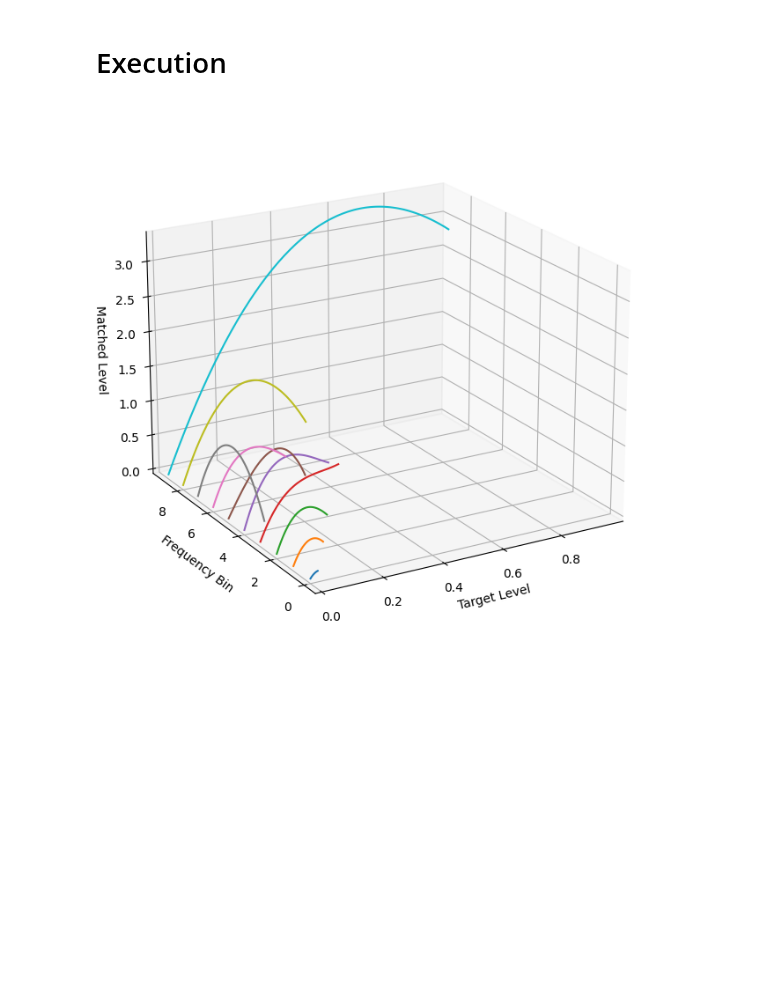
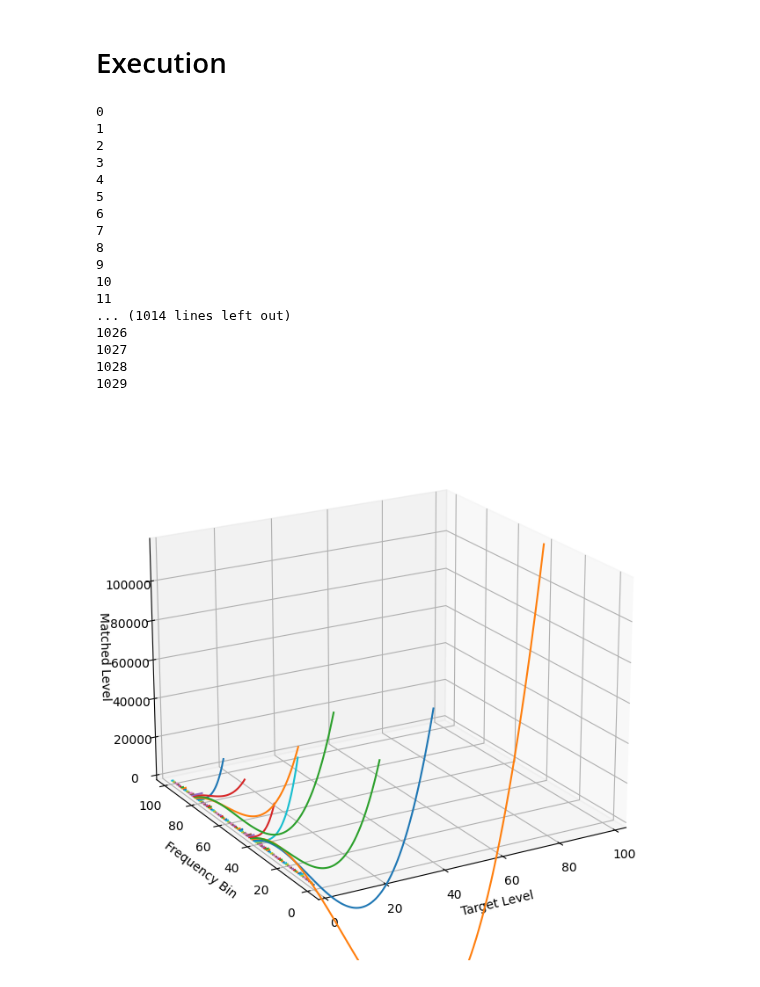
Before and after one commit to Mrozinskikj/MSci-Project, a Jupyter notebook: Matching.ipynb, the cells around one changed output. Saved outputs shown, nothing was run; the diff lists cells and outputs as text; code cells hidden in the pictures; blank space fills up the shorter version.

Commit message:
begin block/subblock

```diff
--- a/Matching.ipynb
+++ b/Matching.ipynb
@@ -338,7 +338,8 @@ def findMin(tSlice,rSlice,dynamicBins,order,searchSize,plot=False):
     searchSize = searchSize
     bounds = list(zip([-searchSize]*order,[searchSize]*order))
 
-    sol = optimize.dual_annealing(objective, bounds=bounds, args=(tSlice,rSlice,dynamicBins))
+    #sol = optimize.dual_annealing(objective, bounds=bounds, args=(tSlice,rSlice,dynamicBins))
+    sol = optimize.minimize(objective, method="Powell", x0=[15.43343102, -58.07865526,  59.84474211], bounds=bounds, args=(tSlice,rSlice,dynamicBins))
 
     if(plot):
         plotDynamics(tSlice, rSlice, sol['x'], dynamicBins)
@@ -373,6 +374,13 @@ def plotModifiers(coeffs):
 def match(tAudio,rAudio,dynamicBins,order,searchSize,limit=None,plot=False):
     mAudio = {"STFT":np.zeros_like(tAudio["STFT"]),"sampleRate":tAudio["sampleRate"]}
     coeffs = []
+
+    jump = 10
+    bins= len(mAudio["STFT"])
+    print("0")
+    for block in range(math.ceil(bins/jump)):
+        for subblock in range(jump):
+            print(1+(block*jump)+subblock)
 
     for i in range(len(mAudio["STFT"])):
         if(limit!=None and i<limit):
@@ -396,31 +404,48 @@ figScale = 1
 # %%
 tAudio, rAudio = importAudio(target="tonequiet.wav",reference="toneloud.wav", output=False)
 
-coeffs = match(tAudio,rAudio,dynamicBins=64,order=3,searchSize=100,limit=10,plot=True)
+coeffs = match(tAudio,rAudio,dynamicBins=64,order=3,searchSize=100,limit=100,plot=True)
 
 tSlice = tAudio["STFT"][100,:]
 rSlice = rAudio["STFT"][100,:]
-#findMin(tSlice,rSlice,dynamicBins=64,order=5,searchSize=100,plot=True)
+#findMin(tSlice,rSlice,dynamicBins=64,order=3,searchSize=100,plot=True)
 
 #tSlice = tAudio["STFT"][100,:]
 #mSlice1 = warp(np.abs(tSlice), [-1])
 #mSlice2 = warp(np.abs(tSlice), [1])
 #mSlice1==mSlice2
 
 #plotDynamics(tAudio["STFT"][100,:],rAudio["STFT"][100,:],[-18.73538423,64.65852413,-67.87420381,],64)
 #plotDynamics(tAudio["STFT"][100,:],rAudio["STFT"][100,:],[18.73538423,-64.65852413,67.87420381,],64)
 
 
 #np.abs(tAudio["STFT"][100,5]*-10)
 
 #tAudio, rAudio = importAudio(target="audio_mono.wav",reference="audio2_mono.wav", output=True)
 
 #[-67.87420381,64.65852413,-18.73538423,0]
 
 #mAudio = EQMatching(tAudio,rAudio,smoothing=100, plot=True)
 
-#plotSpectrogram(tAudio, mAudio, rAudio)
+#plotSpectrogram(tAudio, tAudio, rAudio)
 
 #exportAudio(tAudio, mAudio, rAudio)
 # %% [output]
+0
+1
+2
+3
+4
+5
+6
+7
+8
+9
+10
+11
+... (1014 lines left out)
+1026
+1027
+1028
+1029
-[figure, old version]
+[figure, new version]
```
